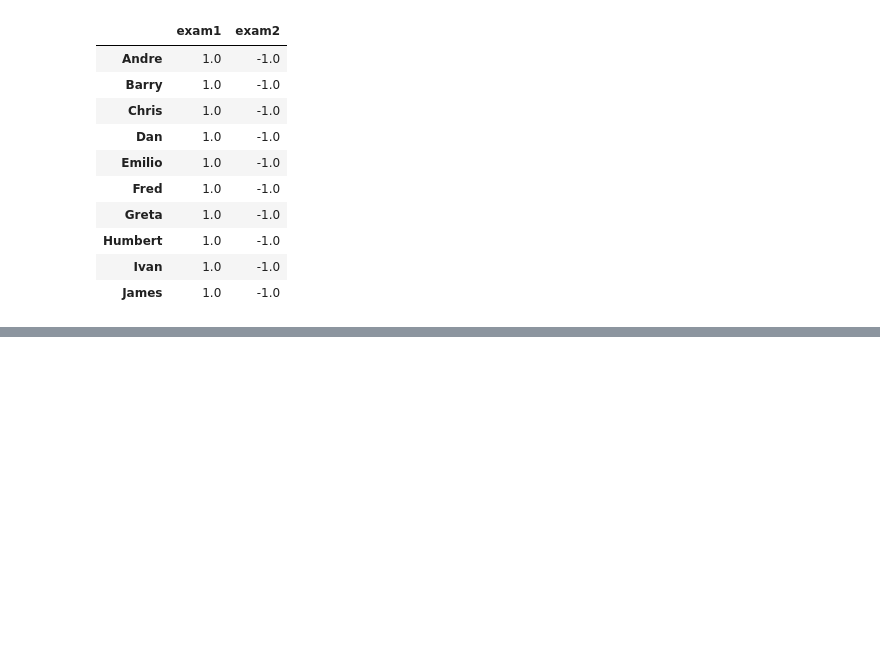
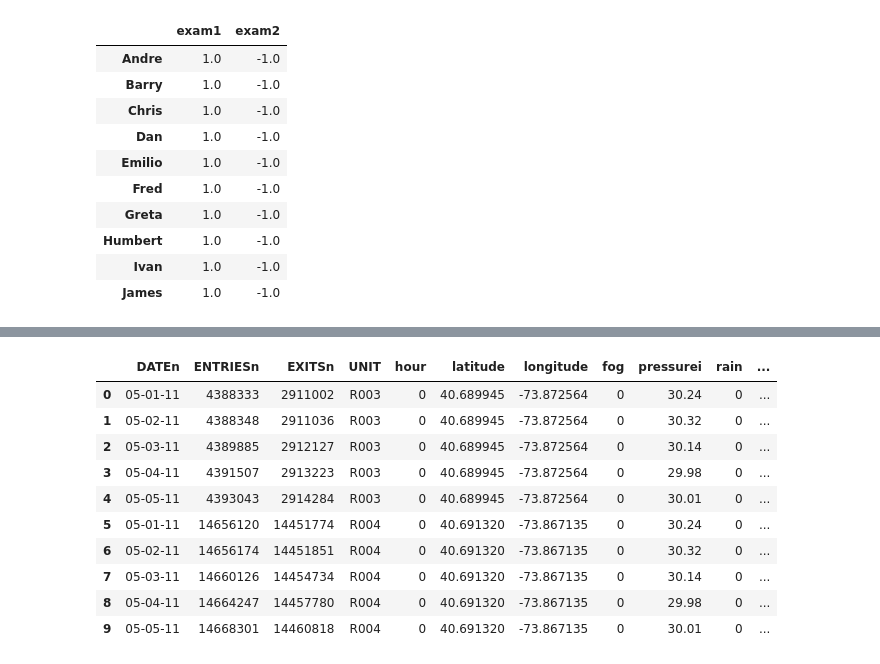
Before and after one commit to slangenbach/udacity-da-nanodegree, a Jupyter notebook: p2/L3_Personal_Code.ipynb, the cells around one changed output, grey strips where cells are left out. Saved outputs shown, nothing was run; the diff lists cells and outputs as text; code cells hidden in the pictures; blank space fills up the shorter version.

```diff
--- a/p2/L3_Personal_Code.ipynb
+++ b/p2/L3_Personal_Code.ipynb
@@ -413,0 +548,14 @@ subway_df = pd.read_csv(filename)
+# %%
+combine_dfs(subway_df, weather_df)
+# %% [output]
+|  | DATEn | ENTRIESn | EXITSn | UNIT | hour | latitude | longitude | fog | pressurei | rain | ... |
+| 0 | 05-01-11 | 4388333 | 2911002 | R003 | 0 | 40.689945 | -73.872564 | 0 | 30.24 | 0 | ... |
+| 1 | 05-02-11 | 4388348 | 2911036 | R003 | 0 | 40.689945 | -73.872564 | 0 | 30.32 | 0 | ... |
+| 2 | 05-03-11 | 4389885 | 2912127 | R003 | 0 | 40.689945 | -73.872564 | 0 | 30.14 | 0 | ... |
+| 3 | 05-04-11 | 4391507 | 2913223 | R003 | 0 | 40.689945 | -73.872564 | 0 | 29.98 | 0 | ... |
+| 4 | 05-05-11 | 4393043 | 2914284 | R003 | 0 | 40.689945 | -73.872564 | 0 | 30.01 | 0 | ... |
+| 5 | 05-01-11 | 14656120 | 14451774 | R004 | 0 | 40.691320 | -73.867135 | 0 | 30.24 | 0 | ... |
+| 6 | 05-02-11 | 14656174 | 14451851 | R004 | 0 | 40.691320 | -73.867135 | 0 | 30.32 | 0 | ... |
+| 7 | 05-03-11 | 14660126 | 14454734 | R004 | 0 | 40.691320 | -73.867135 | 0 | 30.14 | 0 | ... |
+| 8 | 05-04-11 | 14664247 | 14457780 | R004 | 0 | 40.691320 | -73.867135 | 0 | 29.98 | 0 | ... |
+| 9 | 05-05-11 | 14668301 | 14460818 | R004 | 0 | 40.691320 | -73.867135 | 0 | 30.01 | 0 | ... |
```
Also changed, not shown: parts of 13 cells of this notebook.
